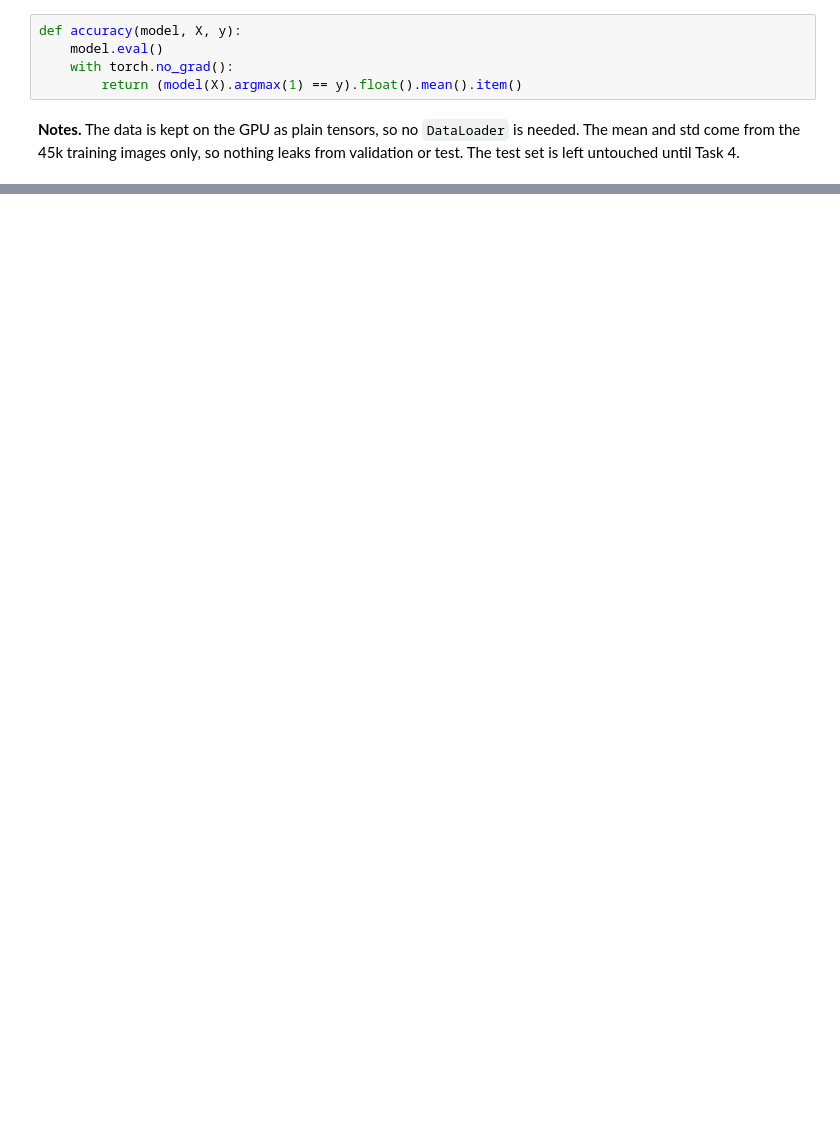
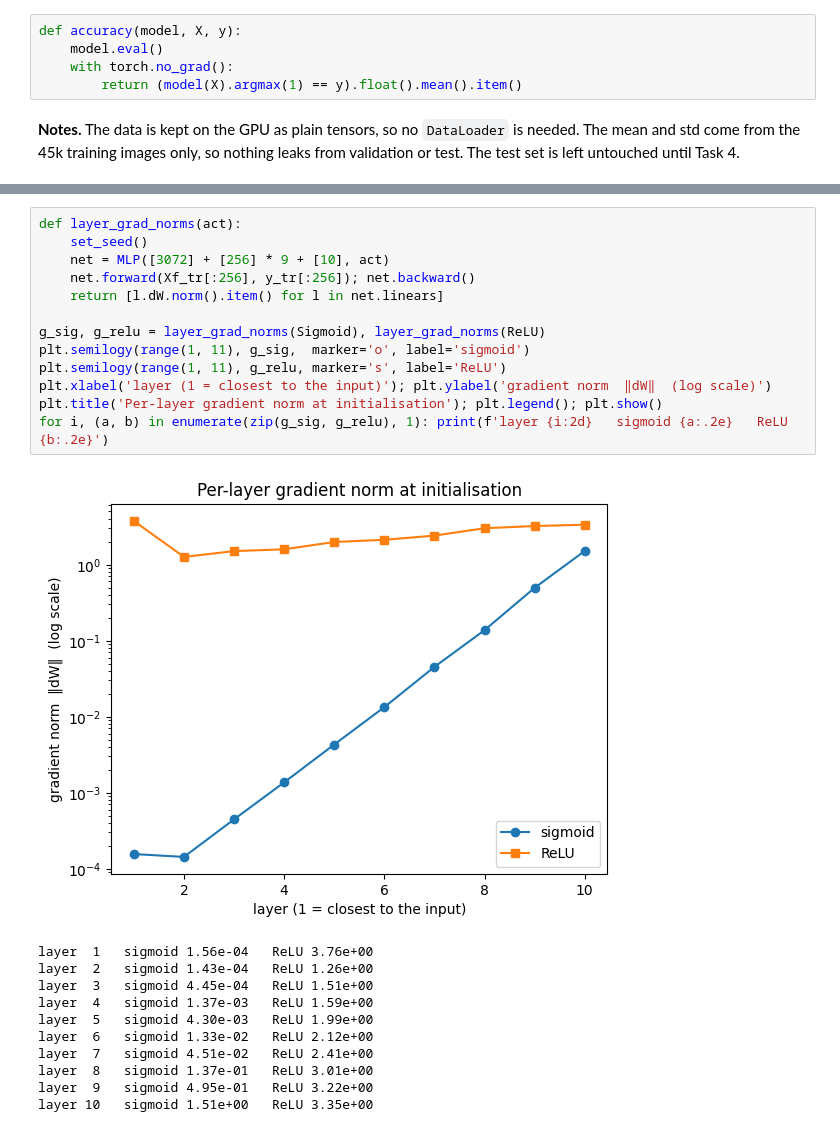
Before and after one commit to john-praveen/EN4554-Assignment-2, a Jupyter notebook: EN4554_A2_CNN.ipynb, the cells around one changed output, grey strips where cells are left out. Drawn from its saved outputs; the diff is of its cells as text; blank space fills up the shorter version.

```diff
--- a/EN4554_A2_CNN.ipynb
+++ b/EN4554_A2_CNN.ipynb
@@ -43,0 +233,25 @@ def accuracy(model, X, y):
+# %%
+def layer_grad_norms(act):
+    set_seed()
+    net = MLP([3072] + [256] * 9 + [10], act)
+    net.forward(Xf_tr[:256], y_tr[:256]); net.backward()
+    return [l.dW.norm().item() for l in net.linears]
+
+g_sig, g_relu = layer_grad_norms(Sigmoid), layer_grad_norms(ReLU)
+plt.semilogy(range(1, 11), g_sig,  marker='o', label='sigmoid')
+plt.semilogy(range(1, 11), g_relu, marker='s', label='ReLU')
+plt.xlabel('layer (1 = closest to the input)'); plt.ylabel('gradient norm  ‖dW‖  (log scale)')
+plt.title('Per-layer gradient norm at initialisation'); plt.legend(); plt.show()
+for i, (a, b) in enumerate(zip(g_sig, g_relu), 1): print(f'layer {i:2d}   sigmoid {a:.2e}   ReLU {b:.2e}')
+# %% [output]
+[figure, added]
+layer  1   sigmoid 1.56e-04   ReLU 3.76e+00
+layer  2   sigmoid 1.43e-04   ReLU 1.26e+00
+layer  3   sigmoid 4.45e-04   ReLU 1.51e+00
+layer  4   sigmoid 1.37e-03   ReLU 1.59e+00
+layer  5   sigmoid 4.30e-03   ReLU 1.99e+00
+layer  6   sigmoid 1.33e-02   ReLU 2.12e+00
+layer  7   sigmoid 4.51e-02   ReLU 2.41e+00
+layer  8   sigmoid 1.37e-01   ReLU 3.01e+00
+layer  9   sigmoid 4.95e-01   ReLU 3.22e+00
+layer 10   sigmoid 1.51e+00   ReLU 3.35e+00
```
Also changed, not shown: parts of 10 cells of this notebook.
